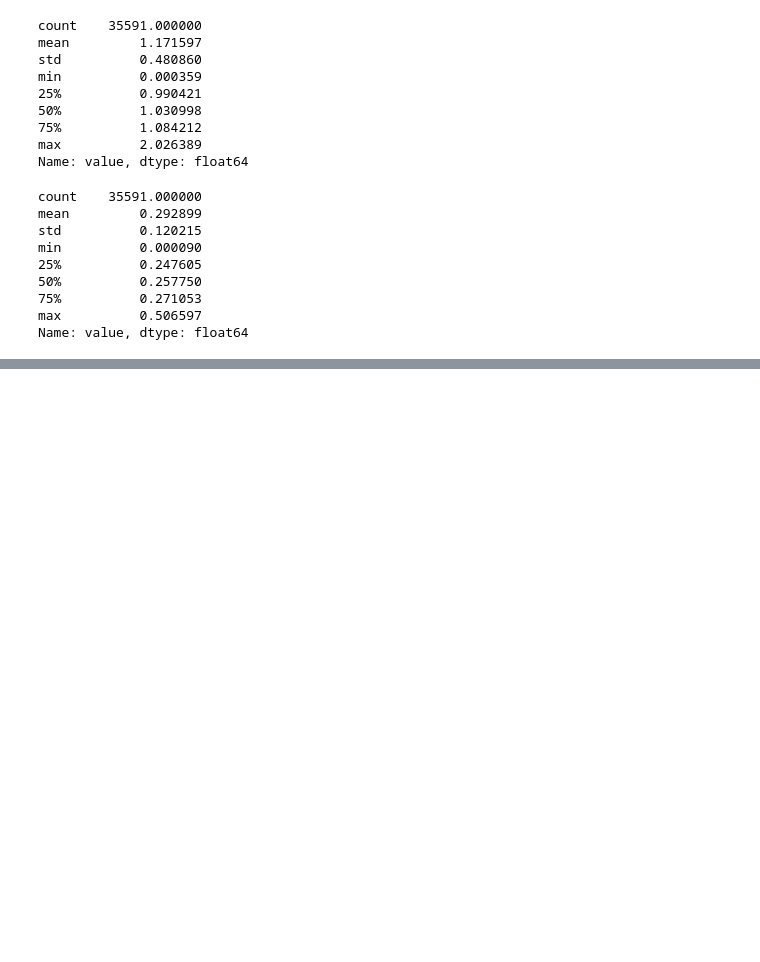
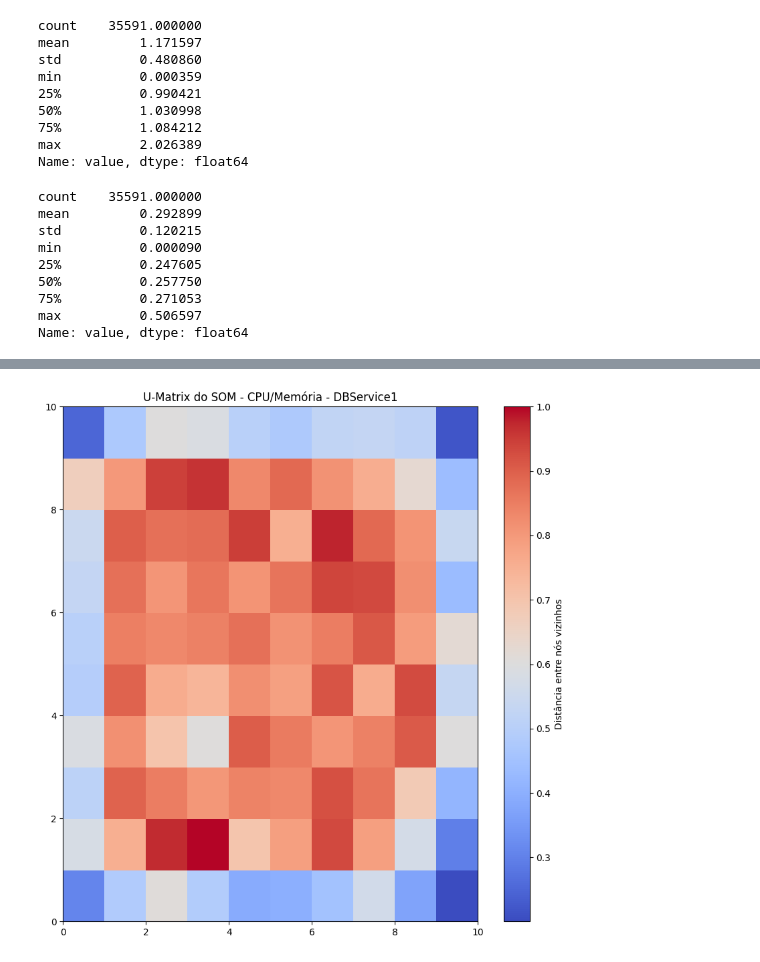
Before and after one commit to JoaoVictorCRP/mestrado-ppgca, a Jupyter notebook: metodologias/time-series-clustering.ipynb, the cells around one changed output, grey strips where cells are left out. Saved outputs shown, nothing was run; the diff lists cells and outputs as text; code cells hidden in the pictures; blank space fills up the shorter version.

Commit message:
feat: montando o SOM das métricas e plotando a visualizacao

```diff
--- a/metodologias/time-series-clustering.ipynb
+++ b/metodologias/time-series-clustering.ipynb
@@ -70,0 +122,23 @@ Name: value, dtype: float64
+# %%
+# Extração de janelas deslizantes
+def extract_features(window_df):
+  return np.array([
+    window_df['cpu'].mean(),
+    window_df['cpu'].std(),
+    window_df['mem'].mean(),
+    window_df['mem'].std()
+  ])
+
+window_size = 10
+step = 5 # Sobreposição entre janelas deslizantes (50% neste caso)
+
+features = []
+starting_timestamps = []
+
+for i in range(0, len(df) - window_size, step):
+  window_df = df.iloc[i:i + window_size]
+  features.append(extract_features(window_df))
+  starting_timestamps.append(window_df['timestamp'].iloc[0])
+
+X = np.array(features)
+print(X.shape) # Numero de janelas, numero de features por janela (4 features: cpu mean, cpu std, mem mean, mem std)
@@ -70,0 +147,15 @@ Name: value, dtype: float64
+# %%
+# Normalização das features
+scaler = StandardScaler()
+X_scaled = scaler.fit_transform(X)
+
+som_size = 10 # Tamanho da grade do SOM (Self-Organizing Map)
+som = MiniSom(
+  x=som_size,
+  y=som_size,
+  input_len=X_scaled.shape[1]
+  sigma=1.0,
+  learning_rate=0.5
+)
+som.random_weights_init(X_scaled)
+som.train_random(X_scaled, 100)  # Treina o SOM com 100 iterações
@@ -70,0 +180,9 @@ Name: value, dtype: float64
+# %%
+plt.figure(figsize=(10, 10))
+
+plt.pcolor(som.distance_map().T, cmap='coolwarm')  # U-Matrix
+plt.colorbar(label='Distância entre nós vizinhos')
+plt.title('U-Matrix do SOM - CPU/Memória - DBService1')
+plt.show()
+# %% [output]
+[figure, added]
```
Also changed, not shown: parts of 16 cells of this notebook.
